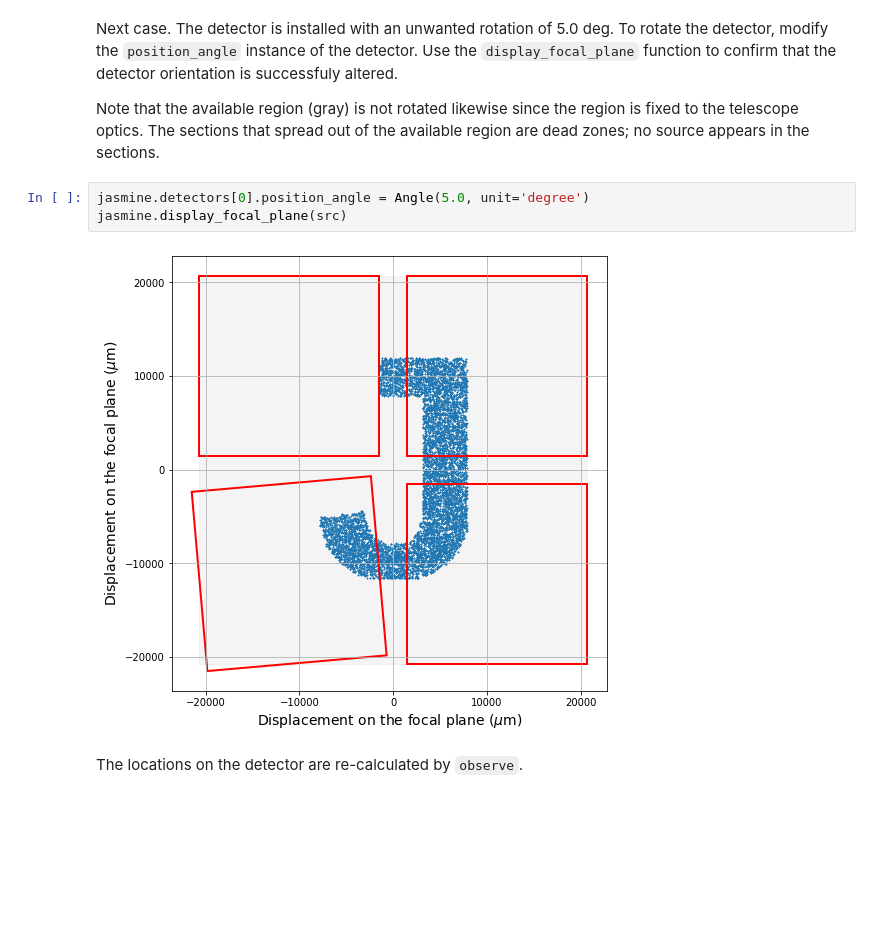
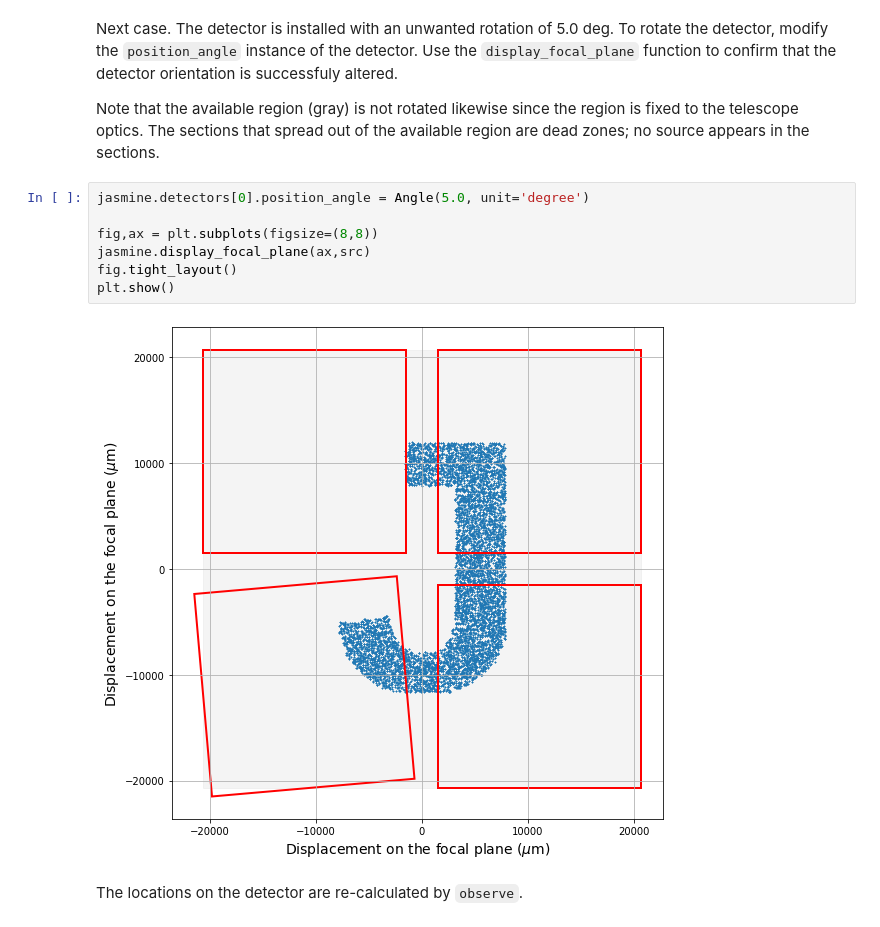
Before and after one commit to JASMINE-Mission/jasmine_warpfield, a Jupyter notebook: notebook/tutorial_06_various_detector_layout.ipynb, the cells around one changed output. Saved outputs shown, nothing was run; the diff lists cells and outputs as text; blank space fills up the shorter version.

```diff
--- a/notebook/tutorial_06_various_detector_layout.ipynb
+++ b/notebook/tutorial_06_various_detector_layout.ipynb
@@ -58,9 +63,13 @@ Next case. The detector is installed with an unwanted rotation of 5.0 deg. To ro
 Note that the available region (gray) is not rotated likewise since the region is fixed to the telescope optics. The sections that spread out of the available region are dead zones; no source appears in the sections.
 # %%
 jasmine.detectors[0].position_angle = Angle(5.0, unit='degree')
-jasmine.display_focal_plane(src)
+
+fig,ax = plt.subplots(figsize=(8,8))
+jasmine.display_focal_plane(ax,src)
+fig.tight_layout()
+plt.show()
 # %% [output]
-[figure, old version]
+[figure, new version]
 # %% [markdown]
 The locations on the detector are re-calculated by `observe`.
 # %%
```
Also changed, not shown: parts of 6 cells of this notebook, 9 other files.
